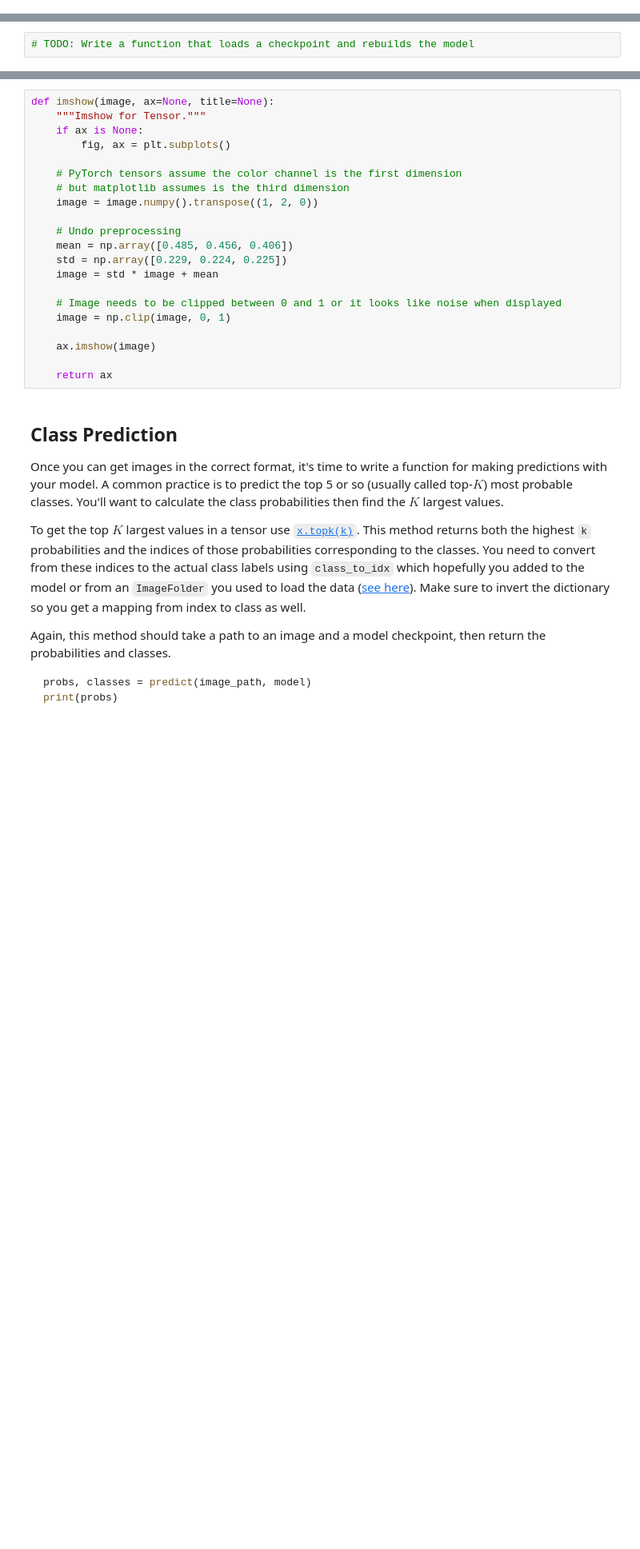
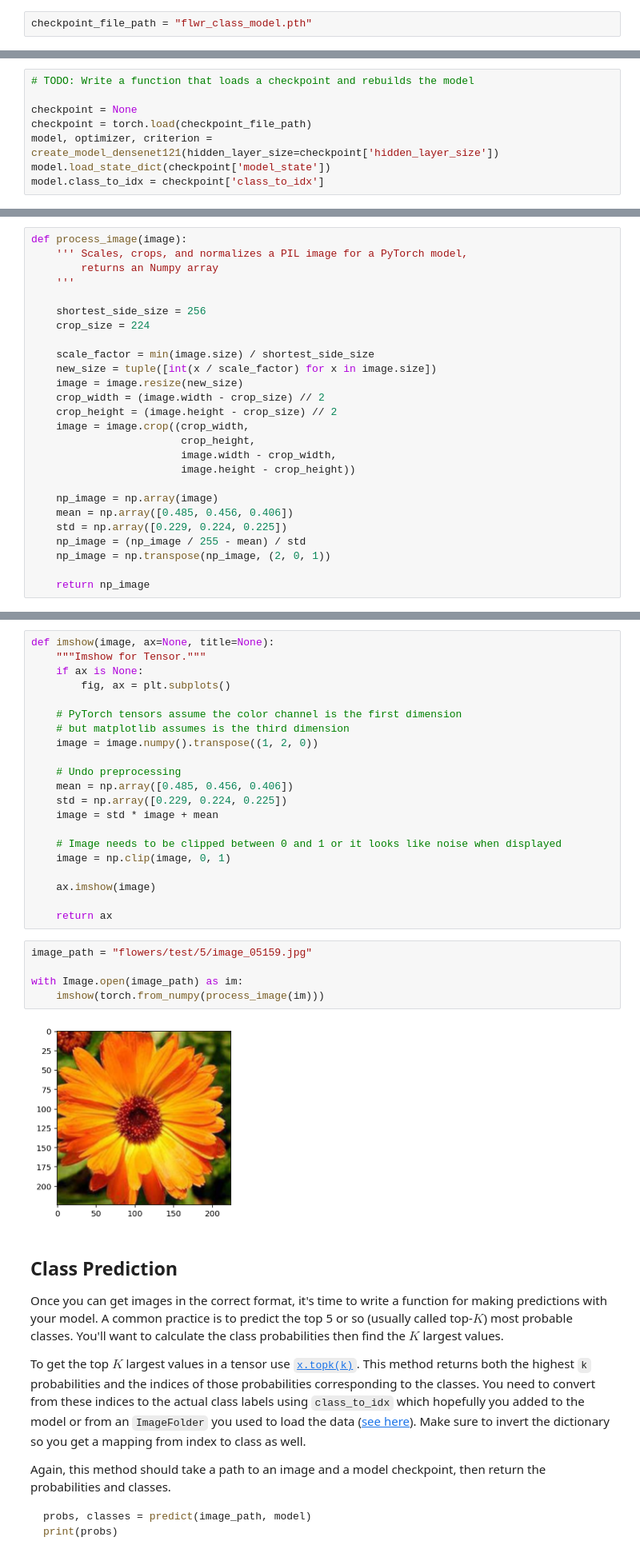
Before and after one commit to rpaech/aipnd-project, a Jupyter notebook: Image Classifier Project.ipynb, the cells around one changed output, grey strips where cells are left out. Shown: that part at 80% size. Cells and saved outputs as stored; diff of their text form; blank space fills up the shorter version.

```diff
--- a/Image Classifier Project.ipynb
+++ b/Image Classifier Project.ipynb
@@ -204,0 +305,2 @@ Remember that you'll want to completely rebuild the model later so you can use i
+# %%
+checkpoint_file_path = "flwr_class_model.pth"
@@ -208,6 +319,12 @@ Remember that you'll want to completely rebuild the model later so you can use i
 At this point it's good to write a function that can load a checkpoint and rebuild the model. That way you can come back to this project and keep working on it without having to retrain the network.
 # %%
 # TODO: Write a function that loads a checkpoint and rebuilds the model
+
+checkpoint = None
+checkpoint = torch.load(checkpoint_file_path)
+model, optimizer, criterion = create_model_densenet121(hidden_layer_size=checkpoint['hidden_layer_size'])
+model.load_state_dict(checkpoint['model_state'])
+model.class_to_idx = checkpoint['class_to_idx']
 # %% [markdown]
 # Inference for classification
 
@@ -244,3 +354,29 @@ def process_image(image):
+# %%
+def process_image(image):
+    ''' Scales, crops, and normalizes a PIL image for a PyTorch model,
+        returns an Numpy array
+    '''
+
+    shortest_side_size = 256
+    crop_size = 224
+
+    scale_factor = min(image.size) / shortest_side_size
+    new_size = tuple([int(x / scale_factor) for x in image.size])
+    image = image.resize(new_size)
+    crop_width = (image.width - crop_size) // 2
+    crop_height = (image.height - crop_size) // 2
+    image = image.crop((crop_width,
+                        crop_height,
+                        image.width - crop_width,
+                        image.height - crop_height))
+
+    np_image = np.array(image)
+    mean = np.array([0.485, 0.456, 0.406])
+    std = np.array([0.229, 0.224, 0.225])
+    np_image = (np_image / 255 - mean) / std
+    np_image = np.transpose(np_image, (2, 0, 1))
+
+    return np_image
 # %% [markdown]
 To check your work, the function below converts a PyTorch tensor and displays it in the notebook. If your `process_image` function works, running the output through this function should return the original image (except for the cropped out portions).
 # %%
@@ -264,6 +400,13 @@ def imshow(image, ax=None, title=None):
     ax.imshow(image)
 
     return ax
+# %%
+image_path = "flowers/test/5/image_05159.jpg"
+
+with Image.open(image_path) as im:
+    imshow(torch.from_numpy(process_image(im)))
+# %% [output]
+[figure, added]
 # %% [markdown]
 ## Class Prediction
 
```
Also changed, not shown: parts of 17 cells of this notebook.
